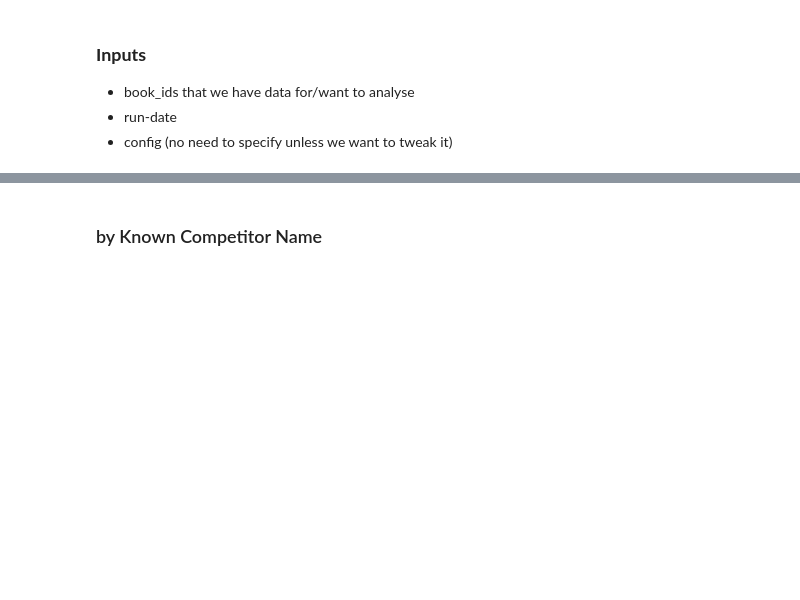
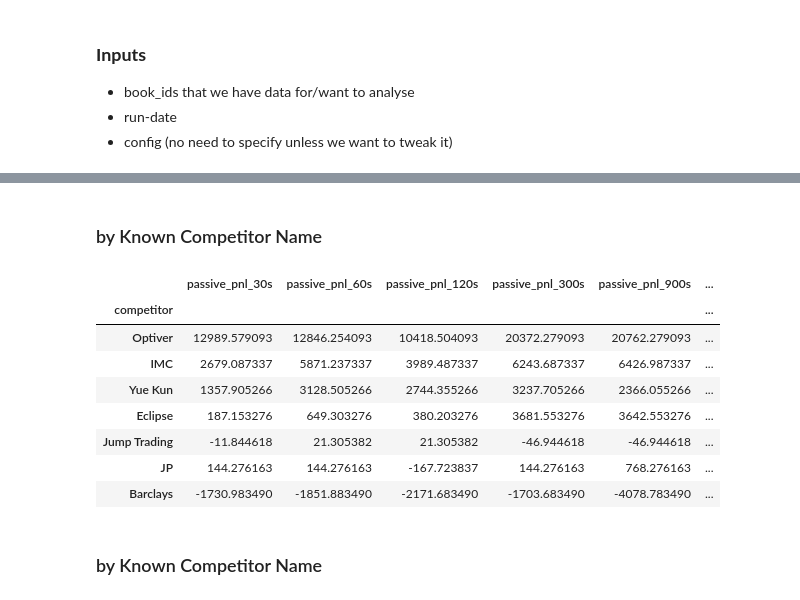
Before and after one commit to KartikeyaBisht9/FobaBacktestEngine, a Jupyter notebook: foba_create.ipynb, the cells around one changed output, grey strips where cells are left out. Saved outputs shown, nothing was run; the diff lists cells and outputs as text; code cells hidden in the pictures; blank space fills up the shorter version.

```diff
--- a/foba_create.ipynb
+++ b/foba_create.ipynb
@@ -205,3 +223,43 @@ by Broker Name
+# %%
+total_turnover = trade_data["turnover_original"].sum()
+trade_data["buy_turnover"] = np.where(trade_data["side"] == Side.BID, trade_data["turnover_original"], 0)
+trade_data["sell_turnover"] = np.where(trade_data["side"] == Side.ASK, trade_data["turnover_original"], 0)
+grouped = trade_data.groupby("competitor").agg({
+    "passive_pnl_30s":"sum",
+    "passive_pnl_60s":"sum",
+    "passive_pnl_120s":"sum",
+    "passive_pnl_300s":"sum",
+    "passive_pnl_900s":"sum",
+    "slipped_pnl_eod":"sum",
+    "turnover_original":"sum",
+    "buy_turnover":"sum",
+    "sell_turnover":"sum"
+})
+grouped["mkt%"] = 100*grouped["turnover_original"]/total_turnover
+grouped["bps_pnl_120s"] = 10_000*grouped["passive_pnl_120s"]/(grouped["turnover_original"]*currency_rate)
+grouped["bps_pnl_300s"] = 10_000*grouped["passive_pnl_300s"]/(grouped["turnover_original"]*currency_rate)
+grouped["turnover_original"] = grouped["turnover_original"]/1_000_000
+grouped["buy_turnover"] = grouped["buy_turnover"]/1_000_000
+grouped["sell_turnover"] = grouped["sell_turnover"]/1_000_000
+# %%
+iDisp.display(HTML("<H3>by Known Competitor Name</H3>"))
+styled = grouped.sort_values("passive_pnl_120s", ascending=False).head(7).style \
+    .background_gradient(subset=["mkt%"], cmap="Reds", low=0, high=1) \
+    .background_gradient(subset=["passive_pnl_30s", "passive_pnl_60s", "passive_pnl_120s", "passive_pnl_300s", "passive_pnl_900s", "slipped_pnl_eod"], cmap="Greens", low=0, high=1) \
+    .background_gradient(subset=["bps_pnl_120s", "bps_pnl_300s"], cmap="Blues", low=6, high=10) \
+    .background_gradient(subset=["turnover_original", "buy_turnover", "sell_turnover"], cmap="Blues", low=0, high=1)
+styled
+# %% [output]
+by Known Competitor Name
+|  | passive_pnl_30s | passive_pnl_60s | passive_pnl_120s | passive_pnl_300s | passive_pnl_900s | ... |
+| competitor |  |  |  |  |  | ... |
+| Optiver | 12989.579093 | 12846.254093 | 10418.504093 | 20372.279093 | 20762.279093 | ... |
+| IMC | 2679.087337 | 5871.237337 | 3989.487337 | 6243.687337 | 6426.987337 | ... |
+| Yue Kun | 1357.905266 | 3128.505266 | 2744.355266 | 3237.705266 | 2366.055266 | ... |
+| Eclipse | 187.153276 | 649.303276 | 380.203276 | 3681.553276 | 3642.553276 | ... |
+| Jump Trading | -11.844618 | 21.305382 | 21.305382 | -46.944618 | -46.944618 | ... |
+| JP | 144.276163 | 144.276163 | -167.723837 | 144.276163 | 768.276163 | ... |
+| Barclays | -1730.983490 | -1851.883490 | -2171.683490 | -1703.683490 | -4078.783490 | ... |
 # %%
 total_turnover = trade_data["turnover_original"].sum()
 trade_data["buy_turnover"] = np.where(trade_data["side"] == Side.BID, trade_data["turnover_original"], 0)
```
Also changed, not shown: parts of 5 cells of this notebook, 33 other files.
